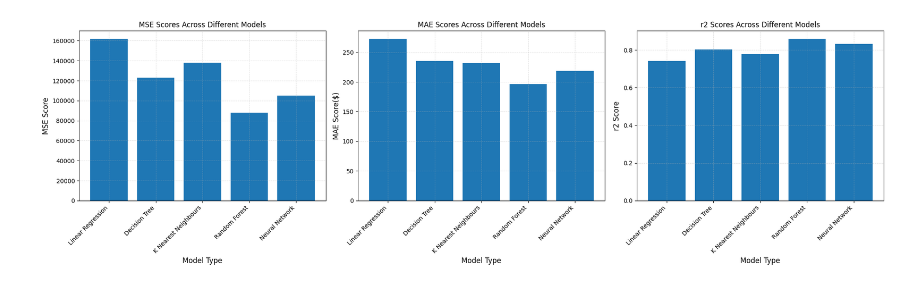
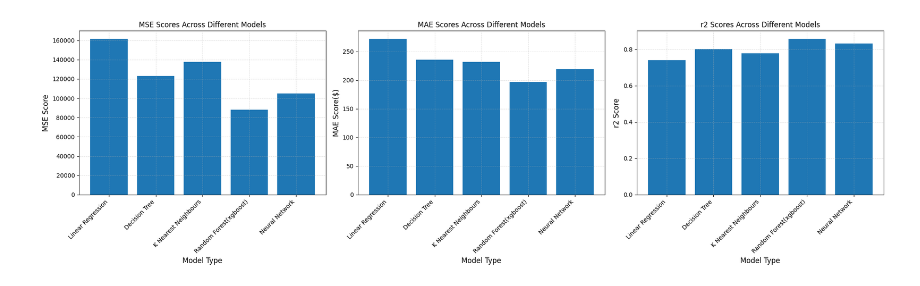
Before and after one commit to PreciousGemstone/CSSI-97-Project-insert_team_name-, a Jupyter notebook: Project_comparison.ipynb, the cells around one changed output. Drawn from its saved outputs; the diff is of its cells as text; code cells hidden in the pictures.

```diff
--- a/Project_comparison.ipynb
+++ b/Project_comparison.ipynb
@@ -13,38 +13,38 @@ from sklearn.linear_model import RidgeCV
 from sklearn.preprocessing import StandardScaler
 import matplotlib.pyplot as plt
 # %%
-MSE_scores = {'Linear Regression': 161762.686067735, 'Decision Tree': 122993.84724677465, 'K Nearest Neighbours': 137826.19790495688, 'Random Forest': 87903.79202652822, 'Neural Network': 105038.62168418783}
-MAE_scores = {'Linear Regression': 272.53769969876595, 'Decision Tree': 235.56622330121567, 'K Nearest Neighbours': 231.66314509803922, 'Random Forest': 196.72765663296568, 'Neural Network': 218.88821008527776}
-r2_scores = {'Linear Regression': 0.7404710299305803, 'Decision Tree': 0.8026710159383427, 'K Nearest Neighbours': 0.7788742752708773, 'Random Forest': 0.8589688316606675, 'Neural Network': 0.8314780375754032}
+MSE_scores = {'Linear Regression': 161762.686067735, 'Decision Tree': 122993.84724677465, 'K Nearest Neighbours': 137826.19790495688, 'Random Forest(xgboost)': 87903.79202652822, 'Neural Network': 105038.62168418783}
+MAE_scores = {'Linear Regression': 272.53769969876595, 'Decision Tree': 235.56622330121567, 'K Nearest Neighbours': 231.66314509803922, 'Random Forest(xgboost)': 196.72765663296568, 'Neural Network': 218.88821008527776}
+r2_scores = {'Linear Regression': 0.7404710299305803, 'Decision Tree': 0.8026710159383427, 'K Nearest Neighbours': 0.7788742752708773, 'Random Forest(xgboost)': 0.8589688316606675, 'Neural Network': 0.8314780375754032}
 # %%
-models = ['Linear Regression','Decision Tree', 'K Nearest Neighbours', 'Random Forest', 'Neural Network']
+models = ['Linear Regression','Decision Tree', 'K Nearest Neighbours', 'Random Forest(xgboost)', 'Neural Network']
 
 fig, ax = plt.subplots(1, 3, figsize=(20, 6))
 
-ax[0].bar(models, [MSE_scores['Linear Regression'], MSE_scores['Decision Tree'], MSE_scores['K Nearest Neighbours'], MSE_scores['Random Forest'], MSE_scores['Neural Network']])
+ax[0].bar(models, [MSE_scores['Linear Regression'], MSE_scores['Decision Tree'], MSE_scores['K Nearest Neighbours'], MSE_scores['Random Forest(xgboost)'], MSE_scores['Neural Network']])
 ax[0].set_xlabel("Model Type", fontsize=12)
 ax[0].set_ylabel("MSE Score", fontsize=12)
 ax[0].set_title("MSE Scores Across Different Models")
 ax[0].set_xticklabels(models, rotation=45, ha='right')
 ax[0].grid(True, linestyle='--', linewidth=0.7,alpha = .4)
 
-ax[1].bar(models, [MAE_scores['Linear Regression'], MAE_scores['Decision Tree'], MAE_scores['K Nearest Neighbours'], MAE_scores['Random Forest'], MAE_scores['Neural Network']])
+ax[1].bar(models, [MAE_scores['Linear Regression'], MAE_scores['Decision Tree'], MAE_scores['K Nearest Neighbours'], MAE_scores['Random Forest(xgboost)'], MAE_scores['Neural Network']])
 ax[1].set_xlabel("Model Type", fontsize=12)
 ax[1].set_ylabel("MAE Score($)", fontsize=12)
 ax[1].set_title("MAE Scores Across Different Models")
 ax[1].set_xticklabels(models, rotation=45, ha='right')
 ax[1].grid(True, linestyle='--', linewidth=0.7,alpha = .4)
 
-ax[2].bar(models, [r2_scores['Linear Regression'], r2_scores['Decision Tree'], r2_scores['K Nearest Neighbours'], r2_scores['Random Forest'], r2_scores['Neural Network']])
+ax[2].bar(models, [r2_scores['Linear Regression'], r2_scores['Decision Tree'], r2_scores['K Nearest Neighbours'], r2_scores['Random Forest(xgboost)'], r2_scores['Neural Network']])
 ax[2].set_xlabel("Model Type", fontsize=12)
 ax[2].set_ylabel("r2 Score", fontsize=12)
 ax[2].set_title("r2 Scores Across Different Models")
 ax[2].set_xticklabels(models, rotation=45, ha='right')
 ax[2].grid(True, linestyle='--', linewidth=0.7,alpha = .4)
 
 plt.tight_layout()
 
 
 plt.show()
 # %% [output]
-[figure, old version]
+[figure, new version]
```
